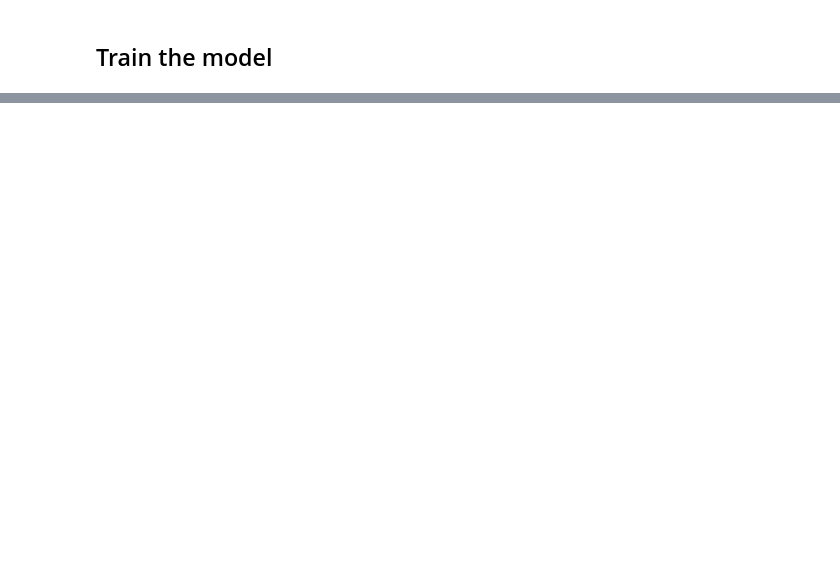
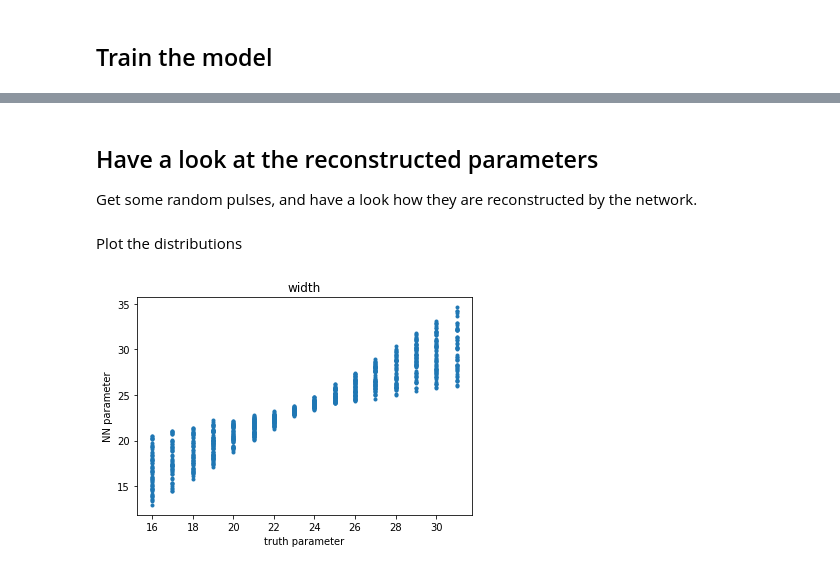
Before and after one commit to JochiSt/AI_PulseReconstruction, a Jupyter notebook: TestSTM32_AI.ipynb, the cells around one changed output, grey strips where cells are left out. Saved outputs shown, nothing was run; the diff lists cells and outputs as text; code cells hidden in the pictures; blank space fills up the shorter version.

```diff
--- a/TestSTM32_AI.ipynb
+++ b/TestSTM32_AI.ipynb
@@ -291,0 +307,36 @@ ANN reconstructed:     [16.37648  16.443018 33.369644]
+# %% [markdown]
+## Have a look at the reconstructed parameters
+
+Get some random pulses, and have a look how they are reconstructed by the network.
+# %%
+# number of test waveforms
+TEST_SAMPLES = 1000
+# %%
+waveforms = []        # generated waveforms
+orig_parameters = []  # parameters, which are used for the generation
+NN_parameters = []    # parameters, reconstructed by the NN
+
+# generate the waveforms
+for i in range(TEST_SAMPLES):
+  # use random settings
+  width = np.random.randint(16, 32)         # width of 16 to 64
+  position = np.random.randint(16, high=24) # limit position into a certain window
+  height = np.random.randint(32,128)        # pulse height of 32 to 128
+
+  orig_parameters.append( (width, position, height) )
+  waveforms.append( np.array(generateTemplate(position = position, pulse_length = width, height=height, noise=noise) ) )
+# %%
+for i in range(TEST_SAMPLES):
+  # waveform needs to be reshaped to be fed into ANN
+  waveform = waveforms[i].reshape(1,128)
+  NN_parameters.append( model_1.predict(waveform)[0] )
+# %% [markdown]
+Plot the distributions
+# %%
+plt.plot( [k[0] for k in orig_parameters], [k[0] for k in NN_parameters], ".")
+plt.title("width")
+plt.ylabel("NN parameter")
+plt.xlabel("truth parameter")
+plt.show()
+# %% [output]
+[figure, added]
```
Also changed, not shown: parts of 15 cells of this notebook.
